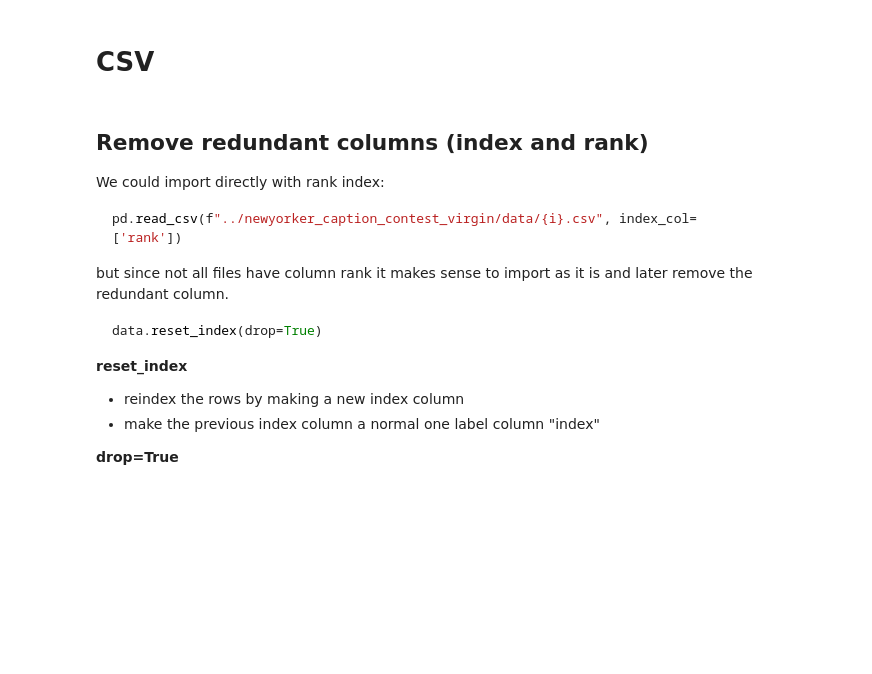
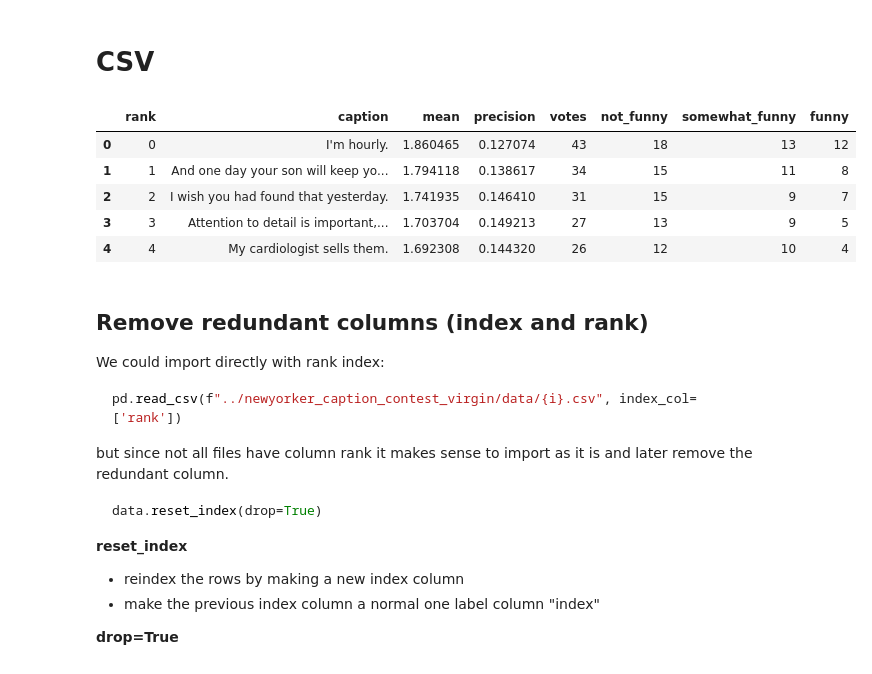
Before and after one commit to epfl-ada/ada-2025-project-adacore42, a Jupyter notebook: src/data/DataPreparation.ipynb, the cells around one changed output. Drawn from its saved outputs; the diff is of its cells as text; code cells hidden in the pictures; blank space fills up the shorter version.

```diff
--- a/src/data/DataPreparation.ipynb
+++ b/src/data/DataPreparation.ipynb
@@ -70,20 +71,27 @@ dataA = dataAm.copy() #(2)
 # %%
 dataA_exceptions = [525, 540]
 dataA_startID = 510
 dataA_endID = 895
 
 dataA0 = []
 dataA = []
 
 for i in range(dataA_startID, dataA_endID+1):
     if i in dataA_exceptions: continue
     dataA0.append(pd.read_csv(root / VNCC_DATA_DIR_PATH / f"{i}.csv"))
 
 
 dataA1 = dataA0.copy()
 dataA = dataA1.copy()
 
-if ACTIVATE_PRINTS: dataA[1].head(5)
+if ACTIVATE_PRINTS: display(dataA[1].head(5))
+# %% [output]
+|  | rank | caption | mean | precision | votes | not_funny | somewhat_funny | funny |
+| 0 | 0 | I'm hourly. | 1.860465 | 0.127074 | 43 | 18 | 13 | 12 |
+| 1 | 1 | And one day your son will keep yo... | 1.794118 | 0.138617 | 34 | 15 | 11 | 8 |
+| 2 | 2 | I wish you had found that yesterday. | 1.741935 | 0.146410 | 31 | 15 | 9 | 7 |
+| 3 | 3 | Attention to detail is important,... | 1.703704 | 0.149213 | 27 | 13 | 9 | 5 |
+| 4 | 4 | My cardiologist sells them. | 1.692308 | 0.144320 | 26 | 12 | 10 | 4 |
 # %% [markdown]
 ## Remove redundant columns (index and rank)
 
```
Also changed, not shown: parts of 4 cells of this notebook, 1 other file.
